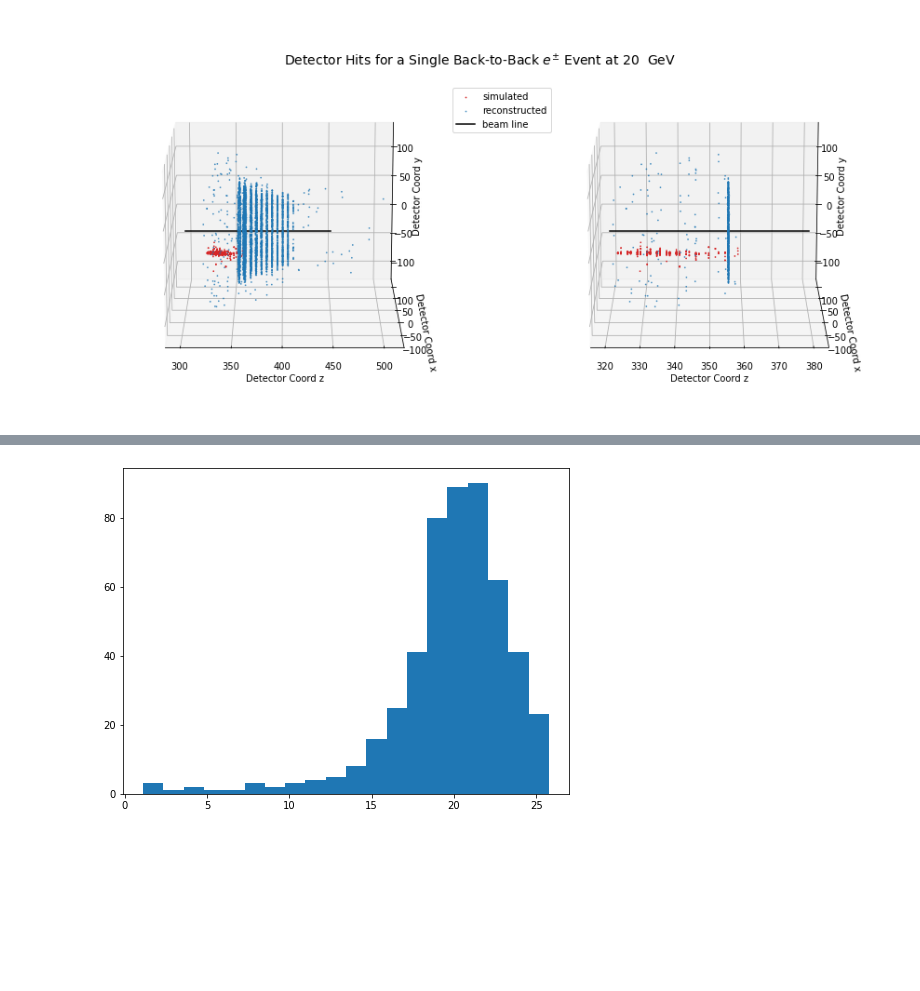
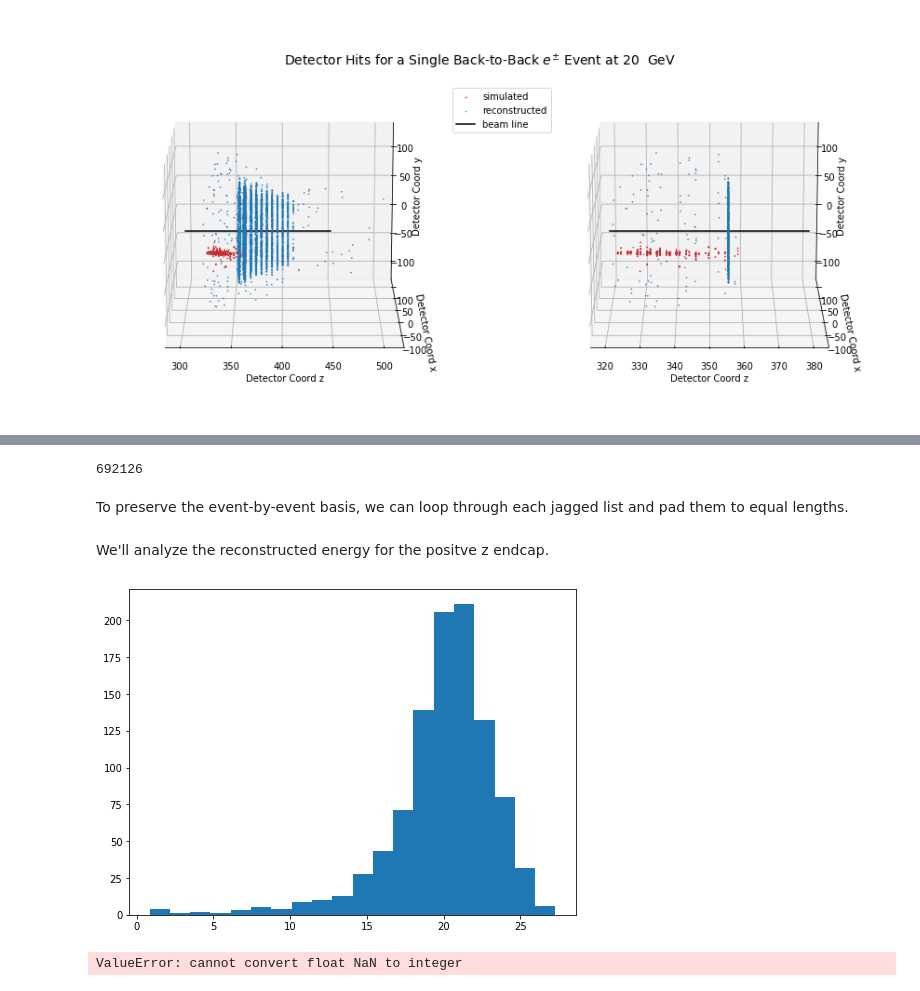
Before and after one commit to fred144/hgcal-truth-notebooks, a Jupyter notebook: final_project.ipynb, the cells around one changed output, grey strips where cells are left out. Cells and saved outputs as stored; diff of their text form; code cells hidden in the pictures; blank space fills up the shorter version.

Commit message:
Energy reconstruction, ~40 mins for 500 evts.

```diff
--- a/final_project.ipynb
+++ b/final_project.ipynb
@@ -163,0 +231,8 @@ np.savetxt('recohit_e_20_gev_1000evts.txt', reconstructed_energies)
+# %%
+flat_delta_rs = np.array([item for sublist in delta_rs for item in sublist])
+print(flat_delta_rs.size)
+np.savetxt('flat_delta_rs_neg_endcap.txt', flat_delta_rs )
+# %% [output]
+692126
+# %% [markdown]
+To preserve the event-by-event basis, we can loop through each jagged list and pad them to equal lengths.
@@ -164,8 +251,40 @@ np.savetxt('recohit_e_20_gev_1000evts.txt', reconstructed_energies)
+# %% [markdown]
+We'll analyze the reconstructed energy for the positve z endcap.
+# %%
+def freedman_diaconis (parameter):
+    """
+    Returns appropriate equal-width bins based on Freedman–Diaconis rule
+    en.wikipedia.org/wiki/Freedman–Diaconis_rule
+    """
+    #print(parameter.size)
+    q75, q25 = np.percentile(parameter, [75 ,25])
+    iqr = q75 - q25
+    binwidth = (2*iqr) / ( parameter.size**(1/3) )
+    bins = round( (float(max(parameter) - float (min(parameter)) ) / binwidth ) )
+    return int(bins)
+
+def gaussian(x, mu, sigma, norm):
+    """
+    Gaussian distribution
+    """
+    return norm * np.exp(-((x-mu)/sigma)**2/2) / sigma/np.sqrt(2*np.pi)
 # %%
-energies = np.genfromtxt('./recohit_e_20_gev_500evts.txt')
+energies = np.genfromtxt('./recohit_e_20_gev_1000evts.txt')
+
+freq, bin_edges = np.histogram(energies , bins=freedman_diaconis(energies) )
 
 fig = plt.figure(figsize=(8,6))
 plt.hist(energies, bins=20, label="")
 plt.show()
 # %% [output]
-[figure, old version]
+[figure, new version]
+# %%
+energies = np.genfromtxt('./recohit_e_20_gev_200evts_neg_endcap.txt')
+
+freq, bin_edges = np.histogram(energies , bins=freedman_diaconis(energies) )
+
+fig = plt.figure(figsize=(8,6))
+plt.hist(energies, bins=20, label="")
+plt.show()
+# %% [output]
+ValueError: cannot convert float NaN to integer
```
Also changed, not shown: parts of 13 cells of this notebook, 5 other files.
